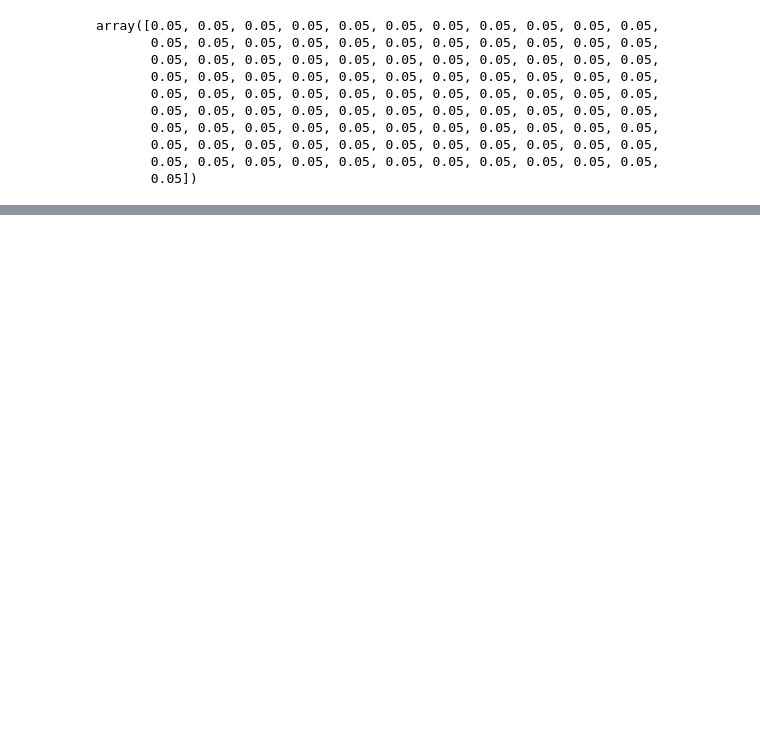
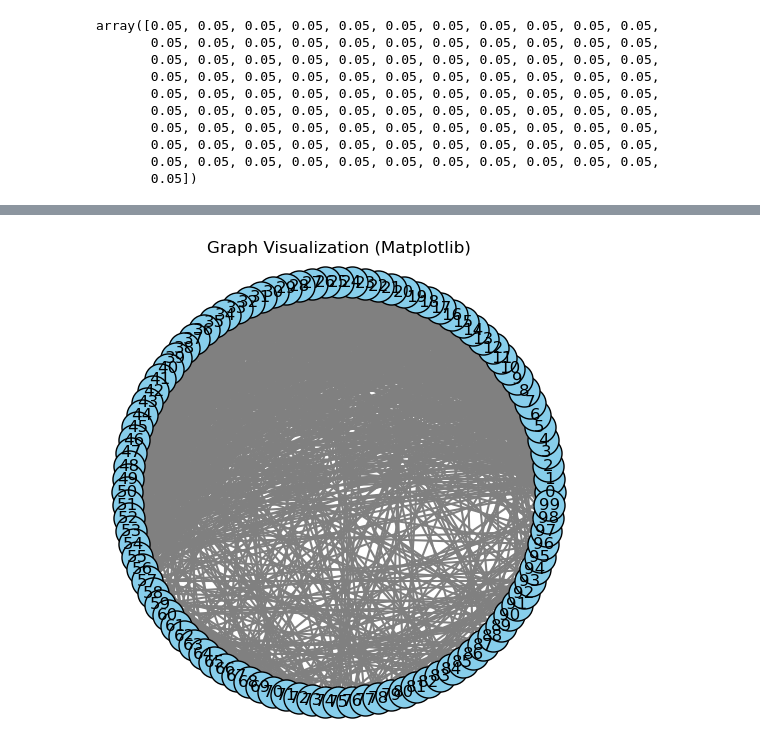
Before and after one commit to local-ring/Graph-Guided-Sparse-Learning, a Jupyter notebook: experiement.ipynb, the cells around one changed output, grey strips where cells are left out. Saved outputs shown, nothing was run; the diff lists cells and outputs as text; code cells hidden in the pictures; blank space fills up the shorter version.

```diff
--- a/experiement.ipynb
+++ b/experiement.ipynb
@@ -1583,0 +1720,37 @@ array([0.05, 0.05, 0.05, 0.05, 0.05, 0.05, 0.05, 0.05, 0.05, 0.05, 0.05,
+# %%
+import numpy as np
+import matplotlib.pyplot as plt
+
+# # Example adjacency matrix
+# adj_matrix = np.array([
+#     [0, 1, 0, 1],
+#     [1, 0, 1, 0],
+#     [0, 1, 0, 1],
+#     [1, 0, 1, 0]
+# ])
+
+# Positions for nodes (circle layout)
+num_nodes = adj_matrix.shape[0]
+angles = np.linspace(0, 2 * np.pi, num_nodes, endpoint=False)
+node_positions = {i: (np.cos(angle), np.sin(angle)) for i, angle in enumerate(angles)}
+
+# Plot the graph
+plt.figure(figsize=(6, 6))
+for i in range(num_nodes):
+    x, y = node_positions[i]
+    plt.scatter(x, y, s=500, c='skyblue', edgecolors='k', zorder=2)
+    plt.text(x, y, str(i), fontsize=12, ha='center', va='center', zorder=3)
+
+# Draw edges
+for i in range(num_nodes):
+    for j in range(i + 1, num_nodes):
+        if adj_matrix[i, j] == 1:
+            x_values = [node_positions[i][0], node_positions[j][0]]
+            y_values = [node_positions[i][1], node_positions[j][1]]
+            plt.plot(x_values, y_values, 'gray', zorder=1)
+
+plt.axis('off')
+plt.title("Graph Visualization (Matplotlib)")
+plt.show()
+# %% [output]
+[figure, added]
```
Also changed, not shown: parts of 4 cells of this notebook, 5 other files.
